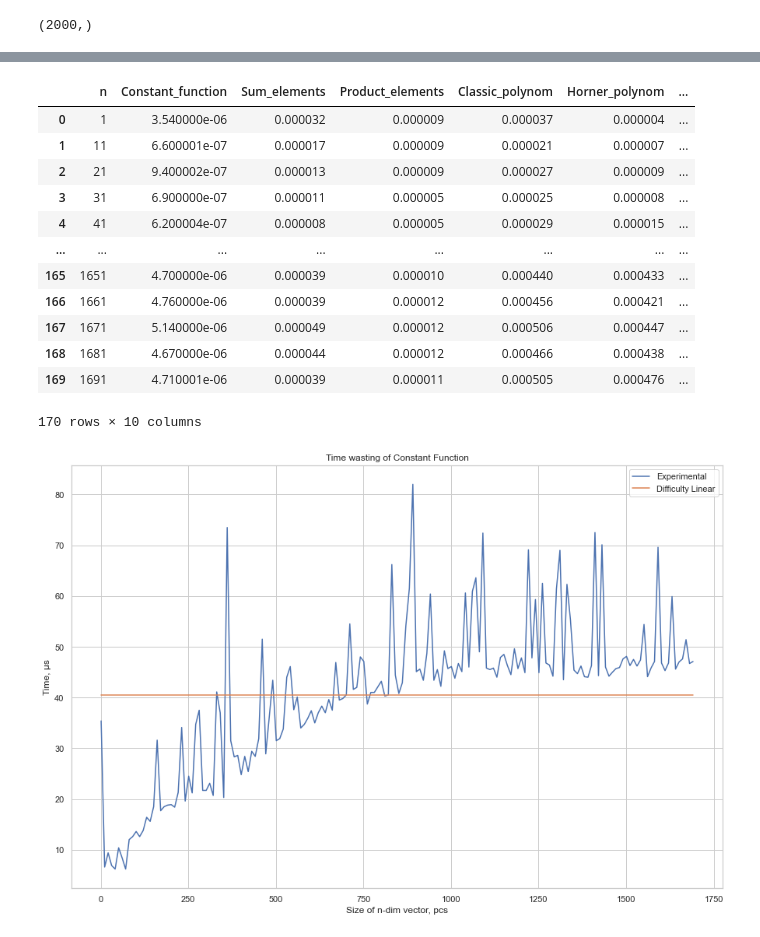
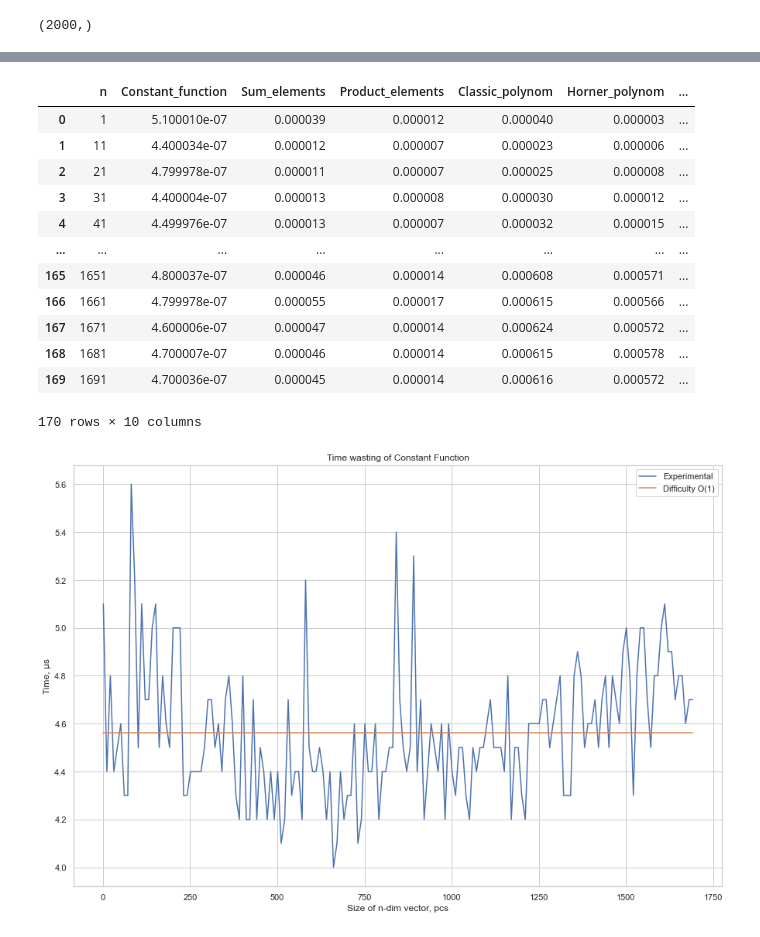
Before and after one commit to AAYamoldin/TrainingPrograms, a Jupyter notebook: Python/ITMO_algorithms_lab/task1_Experimental_time_complexity_analysis.ipynb, the cells around one changed output, grey strips where cells are left out. Cells and saved outputs as stored; diff of their text form; code cells hidden in the pictures.

```diff
--- a/Python/ITMO_algorithms_lab/task1_Experimental_time_complexity_analysis.ipynb
+++ b/Python/ITMO_algorithms_lab/task1_Experimental_time_complexity_analysis.ipynb
@@ -26,7 +27,7 @@ def constant_function(vector):
     # f = lambda x: 4
     # map_object = map(f, vector)
     # return np.array(list(map_object))
-    return 6
+    return 1
 # %%
 #defying a Sum function
 def sum_of_elements(vector):
@@ -105,33 +106,36 @@ def matrix_evaluating(n):
 times_arr = []
 for times in tqdm(range(10)):
     for n in range(1, 1700, 10):
-        start = time.perf_counter()
+        start = timer()
         constant_function(vector[:n])
-        const_time = time.perf_counter() - start
-        start = time.perf_counter()
+        const_time = timer() - start
+        start = timer()
+        constant_function(vector[:n])
+        const_time = timer() - start
+        start = timer()
         sum_of_elements(vector[:n])
-        sum_time = time.perf_counter() - start
-        start = time.perf_counter()
+        sum_time = timer() - start
+        start = timer()
         product_of_elements(vector[:n])
-        product_time = time.perf_counter() - start
-        start = time.perf_counter()
+        product_time = timer() - start
+        start = timer()
         calc_polynomial(vector[:n])
-        poly_time = time.perf_counter() - start
-        start = time.perf_counter()
+        poly_time = timer() - start
+        start = timer()
         horner(vector[:n])
-        horner_time = time.perf_counter() - start
-        start = time.perf_counter()
+        horner_time = timer() - start
+        start = timer()
         bubble_sort(vector[:n].copy())
-        bubble_time = time.perf_counter() - start
-        start = time.perf_counter()
+        bubble_time = timer() - start
+        start = timer()
         quick_sort(vector[:n].copy(), begin=0, end=None)
-        quick_time = time.perf_counter() - start
-        start = time.perf_counter()
+        quick_time = timer() - start
+        start = timer()
         vector[:n].copy().sort()
-        timsort_time = time.perf_counter() - start
-        start = time.perf_counter()
+        timsort_time = timer() - start
+        start = timer()
         matrix_evaluating(n)
-        matrix_time = time.perf_counter() - start
+        matrix_time = timer() - start
         times_arr.append({'Constant_function': const_time, 'Sum_elements': sum_time, 'Product_elements': product_time, 'Classic_polynom': poly_time,
                       'Horner_polynom': horner_time, 'Bubble_sort': bubble_time, 'Quick_sort': quick_time, 'Tim_sort': timsort_time,
                       'Matrix_product': matrix_time, 'n': n})
@@ -158,17 +164,17 @@ graph = df.groupby(['n']).mean().reset_index()
 graph
 # %% [output]
 |  | n | Constant_function | Sum_elements | Product_elements | Classic_polynom | Horner_polynom | ... |
-| 0 | 1 | 3.540000e-06 | 0.000032 | 0.000009 | 0.000037 | 0.000004 | ... |
-| 1 | 11 | 6.600001e-07 | 0.000017 | 0.000009 | 0.000021 | 0.000007 | ... |
-| 2 | 21 | 9.400002e-07 | 0.000013 | 0.000009 | 0.000027 | 0.000009 | ... |
-| 3 | 31 | 6.900000e-07 | 0.000011 | 0.000005 | 0.000025 | 0.000008 | ... |
-| 4 | 41 | 6.200004e-07 | 0.000008 | 0.000005 | 0.000029 | 0.000015 | ... |
+| 0 | 1 | 5.100010e-07 | 0.000039 | 0.000012 | 0.000040 | 0.000003 | ... |
+| 1 | 11 | 4.400034e-07 | 0.000012 | 0.000007 | 0.000023 | 0.000006 | ... |
+| 2 | 21 | 4.799978e-07 | 0.000011 | 0.000007 | 0.000025 | 0.000008 | ... |
+| 3 | 31 | 4.400004e-07 | 0.000013 | 0.000008 | 0.000030 | 0.000012 | ... |
+| 4 | 41 | 4.499976e-07 | 0.000013 | 0.000007 | 0.000032 | 0.000015 | ... |
 | ... | ... | ... | ... | ... | ... | ... | ... |
-| 165 | 1651 | 4.700000e-06 | 0.000039 | 0.000010 | 0.000440 | 0.000433 | ... |
-| 166 | 1661 | 4.760000e-06 | 0.000039 | 0.000012 | 0.000456 | 0.000421 | ... |
-| 167 | 1671 | 5.140000e-06 | 0.000049 | 0.000012 | 0.000506 | 0.000447 | ... |
-| 168 | 1681 | 4.670000e-06 | 0.000044 | 0.000012 | 0.000466 | 0.000438 | ... |
-| 169 | 1691 | 4.710001e-06 | 0.000039 | 0.000011 | 0.000505 | 0.000476 | ... |
+| 165 | 1651 | 4.800037e-07 | 0.000046 | 0.000014 | 0.000608 | 0.000571 | ... |
+| 166 | 1661 | 4.799978e-07 | 0.000055 | 0.000017 | 0.000615 | 0.000566 | ... |
+| 167 | 1671 | 4.600006e-07 | 0.000047 | 0.000014 | 0.000624 | 0.000572 | ... |
+| 168 | 1681 | 4.700007e-07 | 0.000046 | 0.000014 | 0.000615 | 0.000578 | ... |
+| 169 | 1691 | 4.700036e-07 | 0.000045 | 0.000014 | 0.000616 | 0.000572 | ... |
 170 rows × 10 columns
 # %%
 ##defying a theoretical function
@@ -193,17 +199,17 @@ def cubic_est(x, a):
 # %%
 #Graphs plotting
 plt.figure(figsize=(15, 10))
 plt.plot(graph.n, graph.Constant_function*10e6, label="Experimental")
 popt, _ = curve_fit(const_est, graph.n, graph.Constant_function*10e6)
-plt.plot(graph.n, const_est(graph.n, *popt), label="Difficulty O(n)")
+plt.plot(graph.n, const_est(graph.n, *popt), label="Difficulty O(1)")
 plt.title('Time wasting of Constant Function')
 plt.xlabel('Size of n-dim vector, pcs')
 plt.ylabel('Time, μs')
 plt.legend()
 plt.savefig('./Pictures/task1_Cons.png', bbox_inches='tight')
 plt.show()
 # %% [output]
-[figure, old version]
+[figure, new version]
 # %%
 plt.figure(figsize=(15, 10))
 plt.plot(graph.n, graph.Sum_elements*10e3,  label="Experimental")
```
Also changed, not shown: parts of 15 cells of this notebook, 18 other files.
